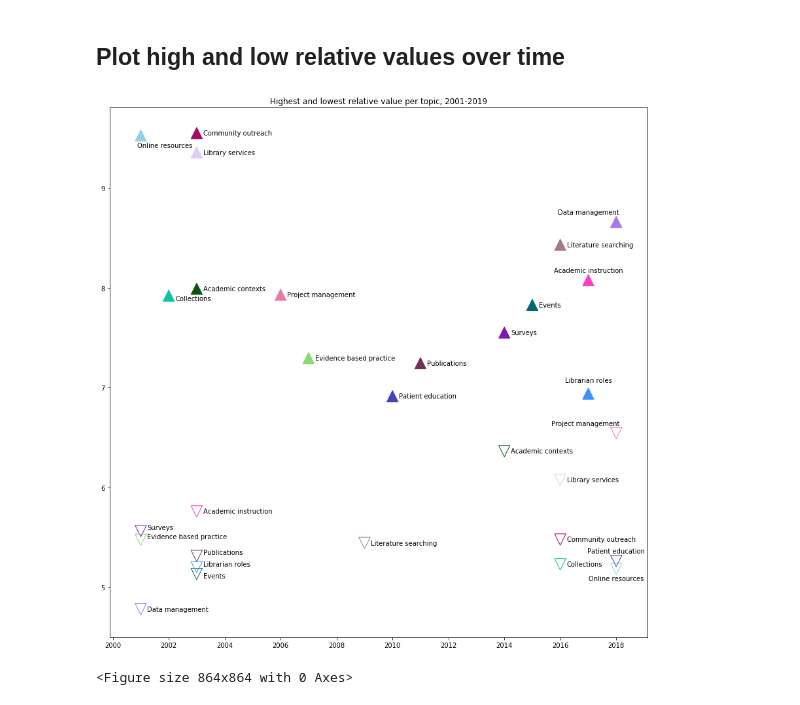
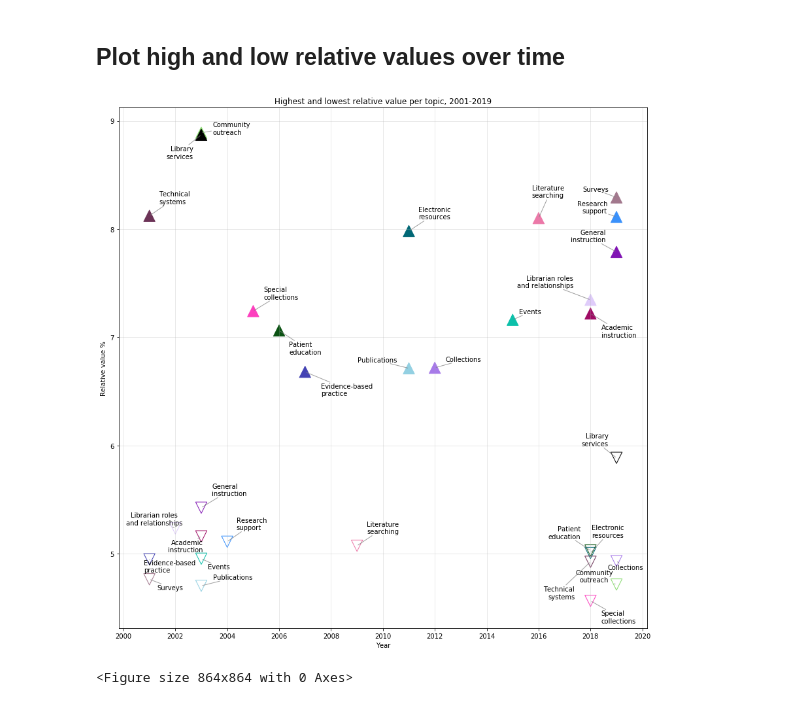
Before and after one commit to bethanymyers/mla, a Jupyter notebook: MLA LDA.ipynb, the cells around one changed output. Saved outputs shown, nothing was run; the diff lists cells and outputs as text; code cells hidden in the pictures.

```diff
--- a/MLA LDA.ipynb
+++ b/MLA LDA.ipynb
@@ -121,11 +123,11 @@ titles_abstracts_lemmatized = lemmatization(titles_abstracts_bigrams, allowed_po
 The dictionary may have a different order if you run this multiple times. To preserve a particular dictionary, save and reload on subsequent runs.
 # %%
 # Create Dictionary
-id2word = corpora.Dictionary(titles_abstracts_lemmatized)
+#id2word = corpora.Dictionary(titles_abstracts_lemmatized)
 
 ## to be able to reproduce the dictionary, save it on one run and then load it on subsequent runs
 #id2word.save("dict.txt")
-#id2word=corpora.Dictionary.load("dict.txt")
+id2word=corpora.Dictionary.load("dict.txt")
 
 # Create Corpus
 texts = titles_abstracts_lemmatized
@@ -150,7 +154,7 @@ mallet_path = "C:/Users/bmyers/Desktop/mallet-2.0.8/bin/mallet"
 
 lda_model = gensim.models.ldamodel.LdaModel(corpus=corpus,
                                            id2word=id2word,
-                                           num_topics=15, #more on choosing a number of topics below. don't forget to update here
+                                           num_topics=16, #more on choosing a number of topics below. don't forget to update here
                                            random_state=100,
                                            update_every=1,
                                            chunksize=200,
@@ -161,6 +165,6 @@ lda_model = gensim.models.ldamodel.LdaModel(corpus=corpus,
 # change to a mallet model, mallet uses a different algorithm and in this case is giving better topics
 # don't forget to update # of topics here
 # setting the random seed ensures that this is reproducible
-ldamallet = gensim.models.wrappers.LdaMallet(mallet_path, corpus=corpus, num_topics=15, id2word=id2word, random_seed=1)
+ldamallet = gensim.models.wrappers.LdaMallet(mallet_path, corpus=corpus, num_topics=16, id2word=id2word, random_seed=1)
 
 doc_lda = lda_model[corpus]
@@ -447,0 +446,7 @@ fig2.savefig("area plot.png", dpi =1000)
+# %%
+topics_over_time_plot = topics_over_time.divide(topics_over_time.sum(axis=1), axis=0)
+
+ax2 = topics_over_time_plot.plot.area(figsize=(15,7.5), title="Topic percentages, 2001-2019")
+fig2 = ax2.get_figure()
+ax2.legend(loc='center right', bbox_to_anchor=(1.4,.5))
+fig2.savefig("area plot.png", dpi =1000)
@@ -529,6 +542,8 @@ dtype: int64
 # %% [markdown]
 ## Plot high and low relative values over time
 # %%
+from adjustText import adjust_text #this library helps automatically adjust the scatterplot labels
+
 # new dataframe for high and low values
 high_rel = pd.DataFrame()
 high_rel["Value"] = topics_over_time_plot.max()
@@ -546,90 +561,58 @@ low_rel['Topic'] = low_rel.index
 #make list of colors for graph
 cmap = ["#0cc0aa","#016876","#93d0e2","#4443b4","#a77ae9",
         "#9f0b64","#dfccfa","#6c3357","#fd3fbe","#8115b4",
-        "#ec78a8","#a2788d","#3a91fb","#88da6f","#0b5313"]
+        "#ec78a8","#a2788d","#3a91fb","#88da6f","#0b5313", "#000000"]
 
 #make list of label names for graph
-topiclist = ["Collections","Events","Online resources",
-             "Patient education","Data management","Community outreach",
-             "Library services","Publications","Academic instruction",
-             "Surveys","Project management","Literature searching",
-             "Librarian roles","Evidence based practice","Academic contexts"]
+topiclist = ["Events",
+"Electronic\nresources",
+"Publications",
+"Evidence-based\npractice",
+"Collections",
+"Academic\ninstruction",
+"Librarian roles\nand relationships",
+"Technical\nsystems",
+"Special\ncollections",
+"General\ninstruction",
+"Literature\nsearching",
+"Surveys",
+"Research\nsupport",
+"Community\noutreach",
+"Patient\neducation",
+"Library\nservices"]
 
 #convert the year to a date
 high_rel["Year"] = pd.to_datetime(high_rel["Year"], format='%Y')
 low_rel["Year"] = pd.to_datetime(low_rel["Year"], format='%Y')
 
 #convert value to percentage
 high_rel["Value"] = high_rel["Value"] * 100
 low_rel["Value"] = low_rel["Value"] * 100
 
 #plotting
 fig, ax = plt.subplots(figsize=(12,12))
+ax.grid(alpha=.35)
 
 highs = ax.scatter(high_rel["Year"], high_rel["Value"], c=cmap, s=300, marker="^")
 lows = ax.scatter(low_rel["Year"], low_rel["Value"], edgecolors=cmap, s=300, marker="v", facecolors='none')
 
 ax.set_title("Highest and lowest relative value per topic, 2001-2019")
 
-for label, x, y in zip(topiclist, high_rel["Year"], high_rel["Value"]):
-    if label == "Data management":
-        plt.annotate(label, xy=(x, y), xytext=(5, 15),textcoords='offset points', ha='right', va='center', size='medium')
-    elif label == "Academic instruction":
-        plt.annotate(label, xy=(x, y), xytext=(0, 10),textcoords='offset points', ha='center', va='bottom', size='medium')
-    elif label == "Online resources":
-        plt.annotate(label, xy=(x, y), xytext=(-5, -20),textcoords='offset points', ha='left', va='bottom', size='medium')
-    elif label == "Collections":
-        plt.annotate(label, xy=(x, y), xytext=(10, -5),textcoords='offset points', ha='left', va='center', size='medium')
-    elif label == "Librarian roles":
-        plt.annotate(label, xy=(x, y), xytext=(0, 15),textcoords='offset points', ha='center', va='bottom', size='medium')
-    else:
-        plt.annotate(
-            label,
-            xy=(x, y), xytext=(10, 0), #first number length of arrow/distance from point, second number is height above the point
-            textcoords='offset points', ha='left', va='center', size='medium',
-#        bbox=dict(boxstyle='round,pad=0.5', fc='white', alpha=0.5),
-#        arrowprops=dict(arrowstyle = '->', connectionstyle='arc3,rad=0')
-    )
+textshigh = [plt.annotate(label,xy=(x, y)) for label, x, y in zip(topiclist, high_rel["Year"], high_rel["Value"])]
+adjust_text(textshigh, expand_text=(1.0, 1.0), expand_points=(1.5, 2.25), arrowprops=dict(arrowstyle='-', color='gray', alpha=.75))
+textslow = [plt.annotate(label,xy=(x, y)) for label, x, y in zip(topiclist, low_rel["Year"], low_rel["Value"])]
+adjust_text(textslow, expand_text=(1.0, 1.0), expand_points=(1.5, 2.25), arrowprops=dict(arrowstyle='-', color='gray', alpha=.75))
 
-for label, x, y in zip(topiclist, low_rel["Year"], low_rel["Value"]):
-    if label == "Evidence based practice":
-        plt.annotate(label, xy=(x, y), xytext=(10, 0),textcoords='offset points', ha='left', va='bottom', size='medium')
-    elif label == "Publications":
-        plt.annotate(label, xy=(x, y), xytext=(10, 0),textcoords='offset points', ha='left', va='bottom', size='medium')
-    elif label == "Librarian roles":
-        plt.annotate(label, xy=(x, y), xytext=(10, 0),textcoords='offset points', ha='left', va='bottom', size='medium')
-    elif label == "Events":
-        plt.annotate(label, xy=(x, y), xytext=(10, -8),textcoords='offset points', ha='left', va='bottom', size='medium')
-    elif label == "Surveys":
-        plt.annotate(label, xy=(x, y), xytext=(10, 0),textcoords='offset points', ha='left', va='bottom', size='medium')
-    elif label == "Project management":
-        plt.annotate(label, xy=(x, y), xytext=(5, 15),textcoords='offset points', ha='right', va='center', size='medium')
-    elif label == "Patient education":
-        plt.annotate(label, xy=(x, y), xytext=(0, 10),textcoords='offset points', ha='center', va='bottom', size='medium')
-    elif label == "Online resources":
-        plt.annotate(label, xy=(x, y), xytext=(0, -10),textcoords='offset points', ha='center', va='top', size='medium')
-    else:
-        plt.annotate(
-            label,
-            xy=(x, y), xytext=(10, 0),
-            textcoords='offset points', ha='left', va='center', size='medium',
-
-    )
-
-
-
-#handlelist = [plt.plot([], marker="s", ls="", color=color)[0] for color in cmap]
-
-#plt.legend(handlelist,topiclist,loc='center right', bbox_to_anchor=(1.3,.5))
-
+ax.set(xlabel="Year")
+ax.set(ylabel="Relative value %")
 
 plt.tight_layout()
 plt.show()
 
 fig = plt.gcf()
 fig.set_size_inches(12,12)
 fig = ax.get_figure()
 fig.savefig('highest and lowest relative values per topic.png', dpi=300)
 # %% [output]
-[figure, old version]
+[figure, new version]
 <Figure size 864x864 with 0 Axes>
```
Also changed, not shown: parts of 26 cells of this notebook, 2 other files.
